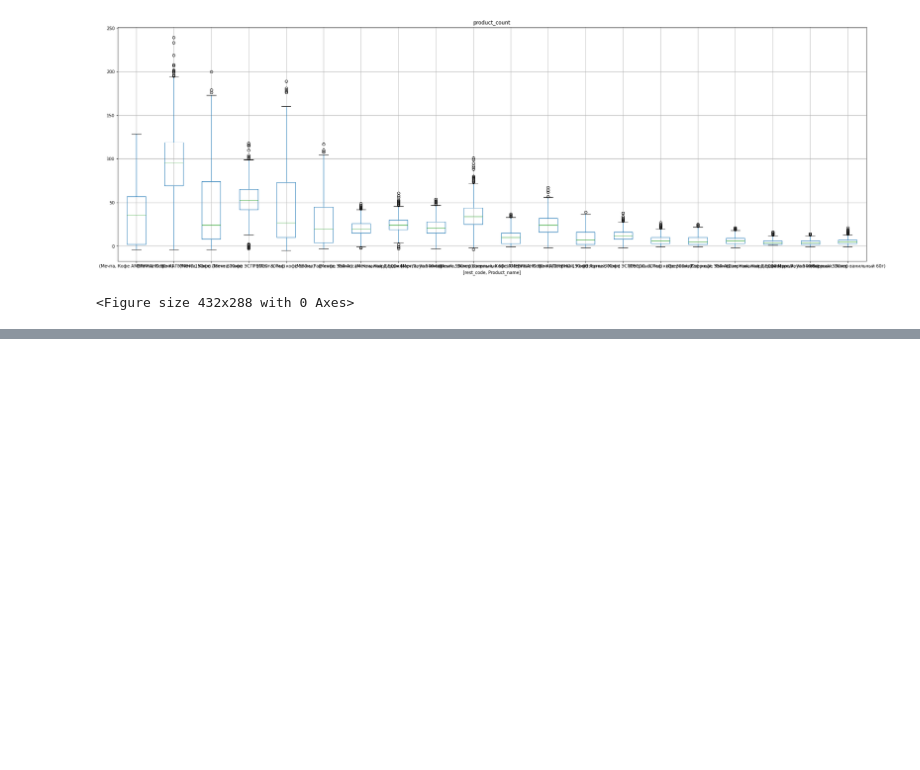
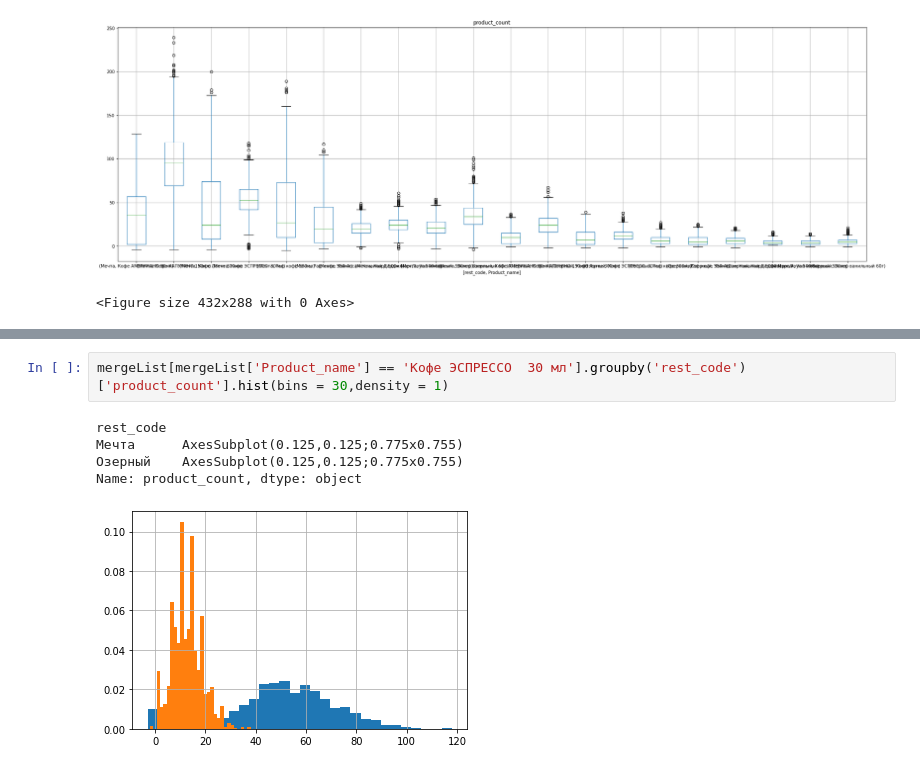
Before and after one commit to ancka019/data_analysis-, a Jupyter notebook: hw2.ipynb, the cells around one changed output, grey strips where cells are left out. Saved outputs shown, nothing was run; the diff lists cells and outputs as text; blank space fills up the shorter version.

```diff
--- a/hw2.ipynb
+++ b/hw2.ipynb
@@ -173,0 +197,8 @@ plt.figure()
+# %%
+mergeList[mergeList['Product_name'] == 'Кофе ЭСПРЕССО  30 мл'].groupby('rest_code')['product_count'].hist(bins = 30,density = 1)
+# %% [output]
+rest_code
+Мечта      AxesSubplot(0.125,0.125;0.775x0.755)
+Озерный    AxesSubplot(0.125,0.125;0.775x0.755)
+Name: product_count, dtype: object
+[figure, added]
```
Also changed, not shown: parts of 2 cells of this notebook.
